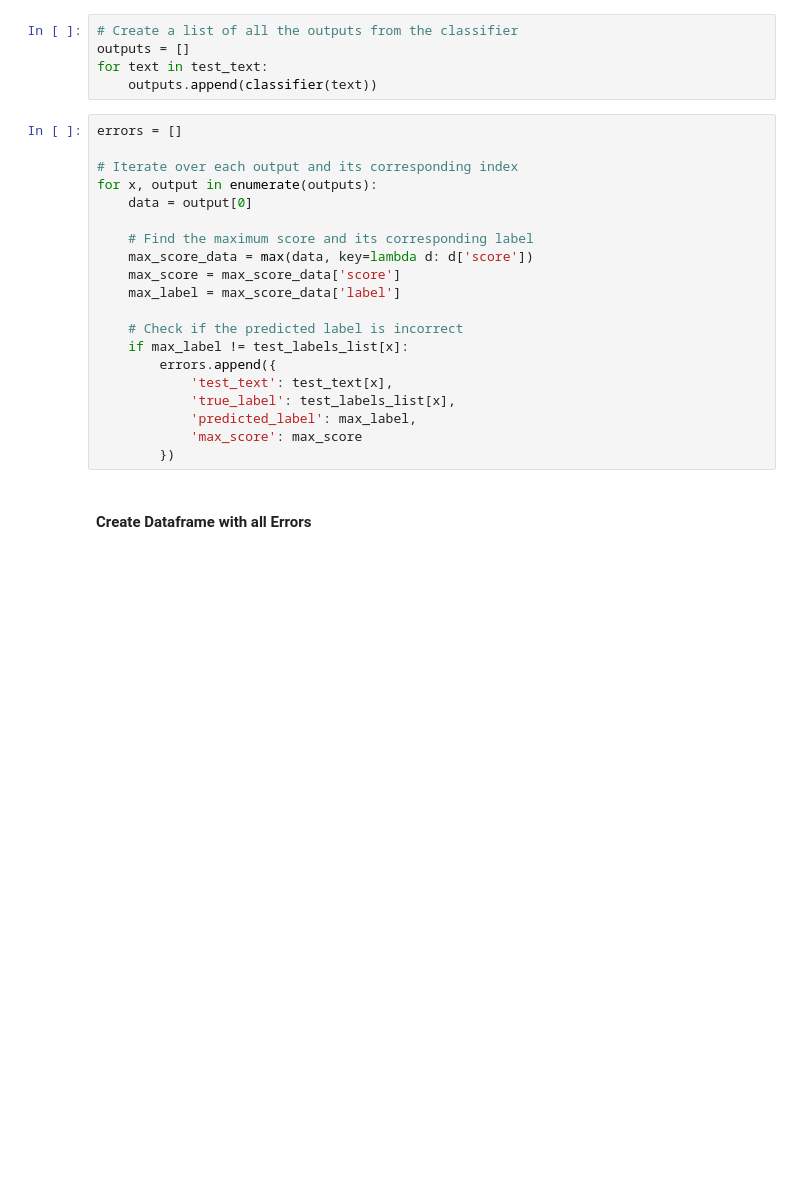
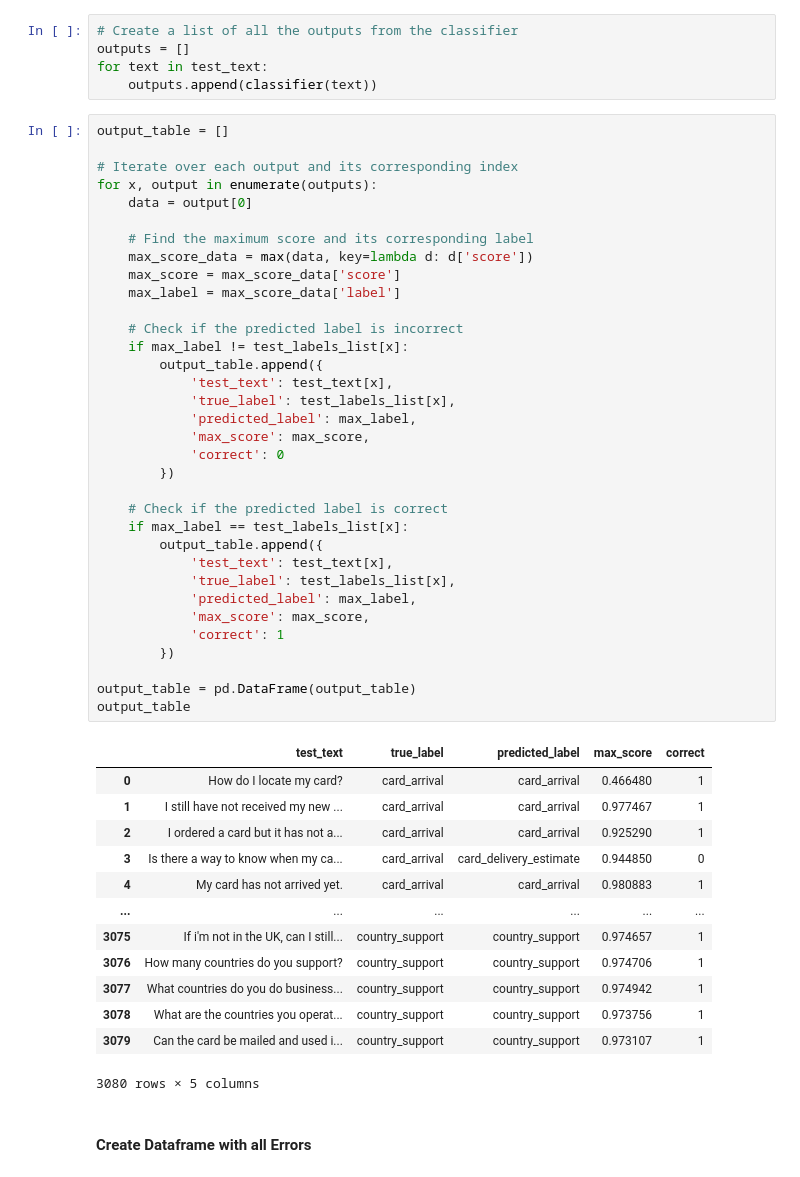
Before and after one commit to adc257/AmEx-Project, a Jupyter notebook: inference.ipynb, the cells around one changed output. Drawn from its saved outputs; the diff is of its cells as text; blank space fills up the shorter version.

```diff
--- a/inference.ipynb
+++ b/inference.ipynb
@@ -37,25 +40,53 @@ outputs = []
 for text in test_text:
     outputs.append(classifier(text))
 # %%
-errors = []
+output_table = []
 
 # Iterate over each output and its corresponding index
 for x, output in enumerate(outputs):
     data = output[0]
 
     # Find the maximum score and its corresponding label
     max_score_data = max(data, key=lambda d: d['score'])
     max_score = max_score_data['score']
     max_label = max_score_data['label']
 
     # Check if the predicted label is incorrect
     if max_label != test_labels_list[x]:
-        errors.append({
+        output_table.append({
             'test_text': test_text[x],
             'true_label': test_labels_list[x],
             'predicted_label': max_label,
-            'max_score': max_score
+            'max_score': max_score,
+            'correct': 0
         })
+
+    # Check if the predicted label is correct
+    if max_label == test_labels_list[x]:
+        output_table.append({
+            'test_text': test_text[x],
+            'true_label': test_labels_list[x],
+            'predicted_label': max_label,
+            'max_score': max_score,
+            'correct': 1
+        })
+
+output_table = pd.DataFrame(output_table)
+output_table
+# %% [output]
+|  | test_text | true_label | predicted_label | max_score | correct |
+| 0 | How do I locate my card? | card_arrival | card_arrival | 0.466480 | 1 |
+| 1 | I still have not received my new ... | card_arrival | card_arrival | 0.977467 | 1 |
+| 2 | I ordered a card but it has not a... | card_arrival | card_arrival | 0.925290 | 1 |
+| 3 | Is there a way to know when my ca... | card_arrival | card_delivery_estimate | 0.944850 | 0 |
+| 4 | My card has not arrived yet. | card_arrival | card_arrival | 0.980883 | 1 |
+| ... | ... | ... | ... | ... | ... |
+| 3075 | If i'm not in the UK, can I still... | country_support | country_support | 0.974657 | 1 |
+| 3076 | How many countries do you support? | country_support | country_support | 0.974706 | 1 |
+| 3077 | What countries do you do business... | country_support | country_support | 0.974942 | 1 |
+| 3078 | What are the countries you operat... | country_support | country_support | 0.973756 | 1 |
+| 3079 | Can the card be mailed and used i... | country_support | country_support | 0.973107 | 1 |
+3080 rows × 5 columns
 # %% [markdown]
 #### Create Dataframe with all Errors
 # %%
```
Also changed, not shown: parts of 8 cells of this notebook.
